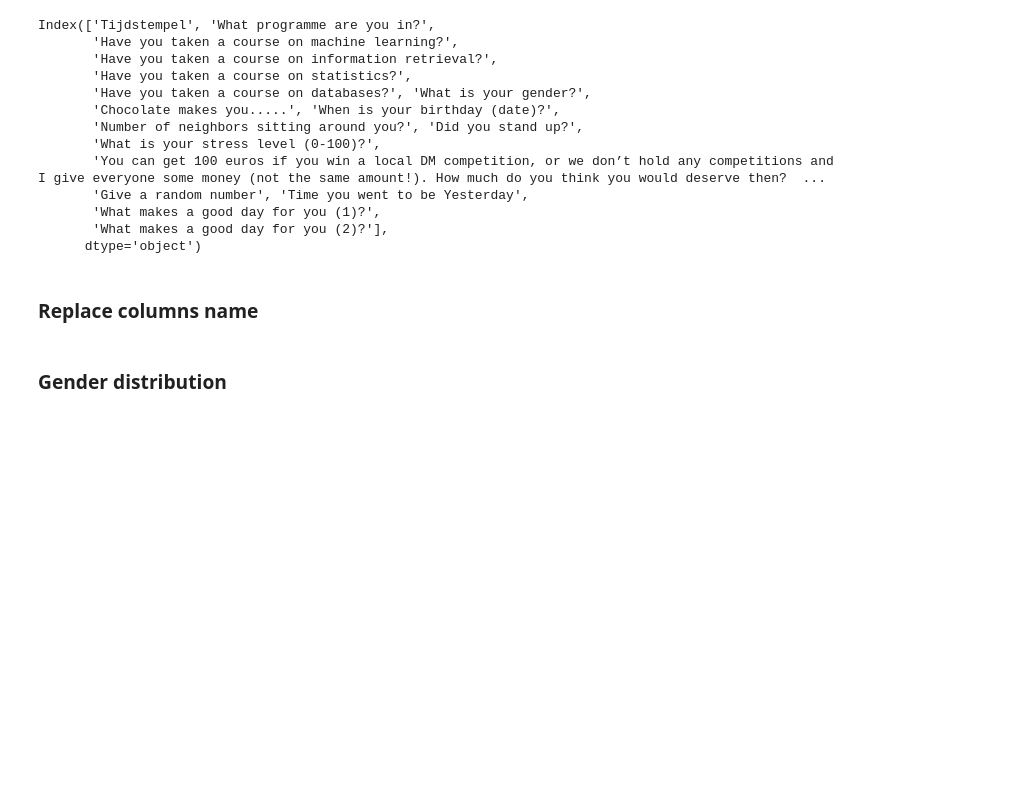
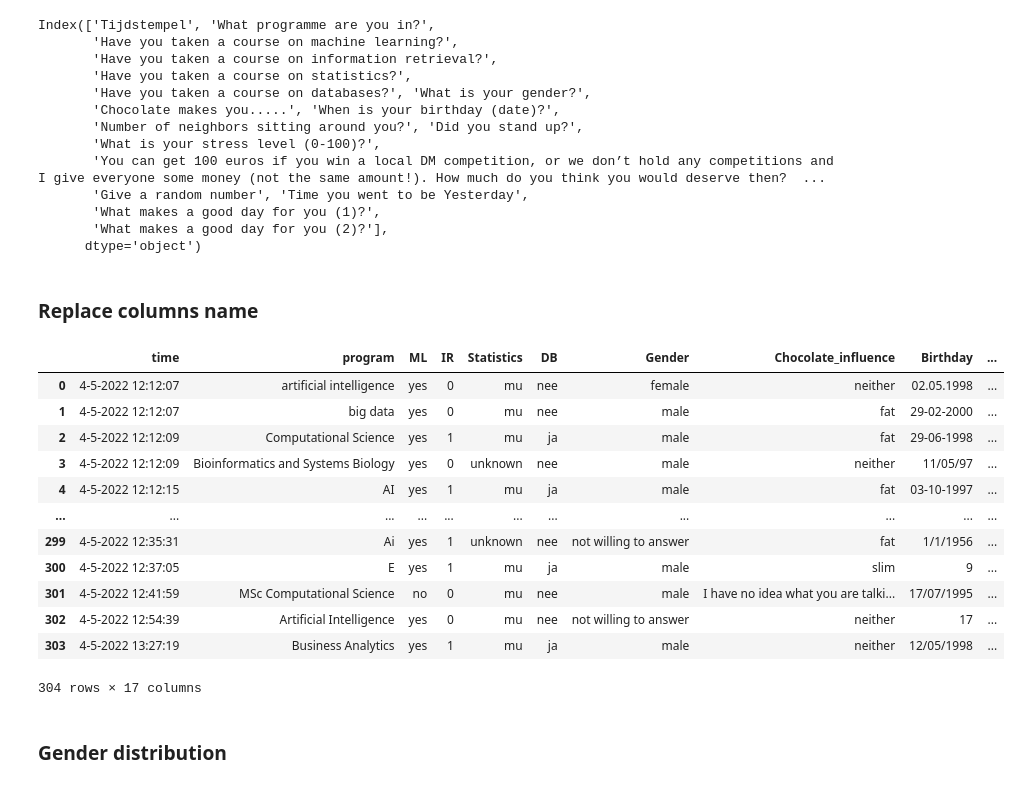
Before and after one commit to wolfbrr/DMT-2022-114, a Jupyter notebook: assignment-basic/assignment-basic.ipynb, the cells around one changed output. Cells and saved outputs as stored; diff of their text form; code cells hidden in the pictures; blank space fills up the shorter version.

```diff
--- a/assignment-basic/assignment-basic.ipynb
+++ b/assignment-basic/assignment-basic.ipynb
@@ -40,23 +42,38 @@ Index(['Tijdstempel', 'What programme are you in?',
 # %% [markdown]
 ### Replace columns name
 # %%
- df_odi.columns = ['time',\
+ odi_df.columns = ['time',\
                    'program',\
                    'ML',\
                    'IR',\
                    'Statistics',\
                    'DB',\
                    'Gender',\
                'Chocolate_influence',\
                    'Birthday',\
                    'neighbors',\
                    'Stand_Up',\
                    'Stress',\
               'Euros_Question',\
                    'random_number',\
                    'time_to_bed',\
                    'good_day_1',\
                    'good_day_2']
+display(odi_df)
+# %% [output]
+|  | time | program | ML | IR | Statistics | DB | Gender | Chocolate_influence | Birthday | ... |
+| 0 | 4-5-2022 12:12:07 | artificial intelligence | yes | 0 | mu | nee | female | neither | 02.05.1998 | ... |
+| 1 | 4-5-2022 12:12:07 | big data | yes | 0 | mu | nee | male | fat | 29-02-2000 | ... |
+| 2 | 4-5-2022 12:12:09 | Computational Science | yes | 1 | mu | ja | male | fat | 29-06-1998 | ... |
+| 3 | 4-5-2022 12:12:09 | Bioinformatics and Systems Biology | yes | 0 | unknown | nee | male | neither | 11/05/97 | ... |
+| 4 | 4-5-2022 12:12:15 | AI | yes | 1 | mu | ja | male | fat | 03-10-1997 | ... |
+| ... | ... | ... | ... | ... | ... | ... | ... | ... | ... | ... |
+| 299 | 4-5-2022 12:35:31 | Ai | yes | 1 | unknown | nee | not willing to answer | fat | 1/1/1956 | ... |
+| 300 | 4-5-2022 12:37:05 | E | yes | 1 | mu | ja | male | slim | 9 | ... |
+| 301 | 4-5-2022 12:41:59 | MSc Computational Science | no | 0 | mu | nee | male | I have no idea what you are talki... | 17/07/1995 | ... |
+| 302 | 4-5-2022 12:54:39 | Artificial Intelligence | yes | 0 | mu | nee | not willing to answer | neither | 17 | ... |
+| 303 | 4-5-2022 13:27:19 | Business Analytics | yes | 1 | mu | ja | male | neither | 12/05/1998 | ... |
+304 rows × 17 columns
 # %% [markdown]
 ### Gender distribution
 # %%
```
Also changed, not shown: parts of 12 cells of this notebook, 2 other files.
